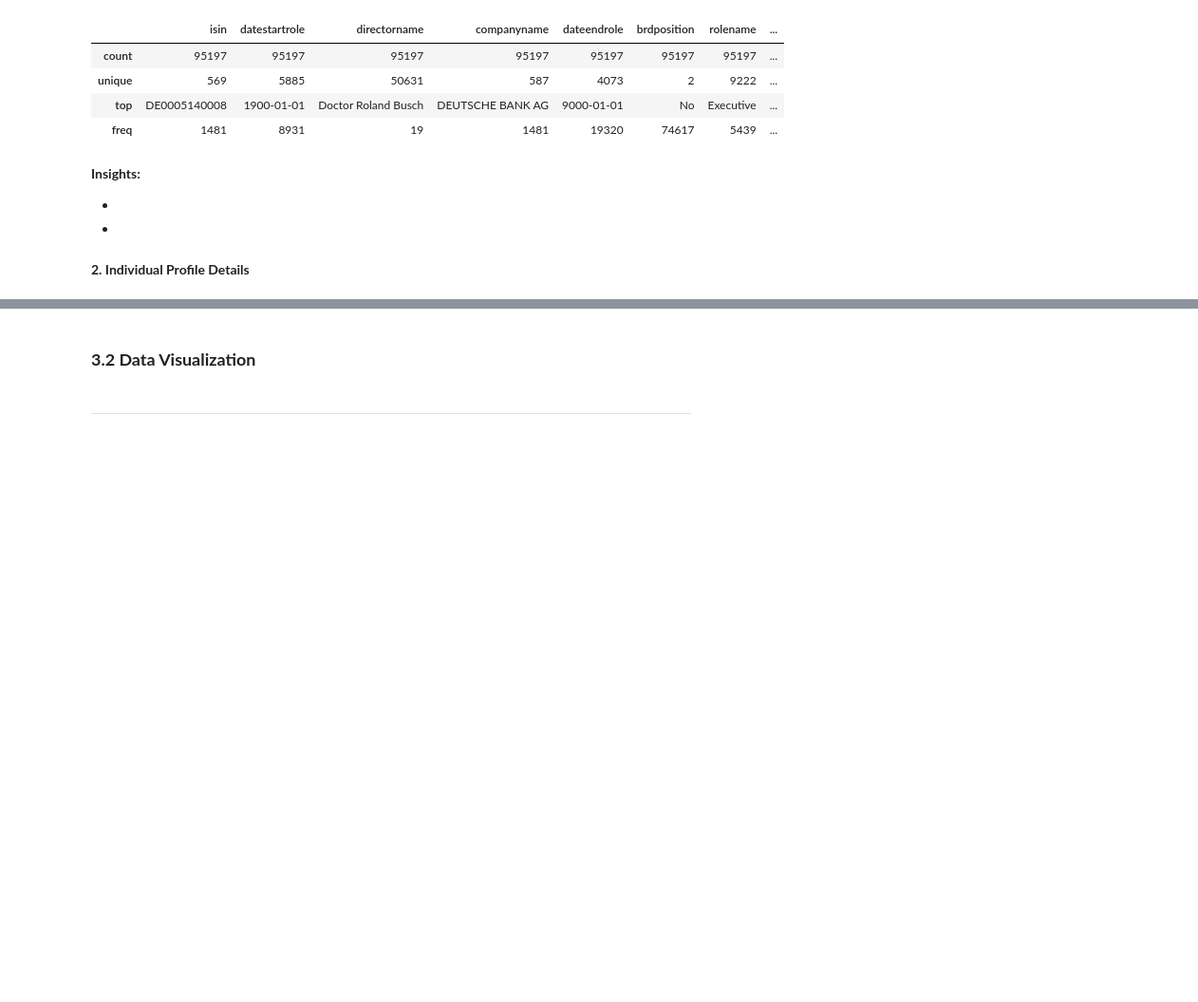
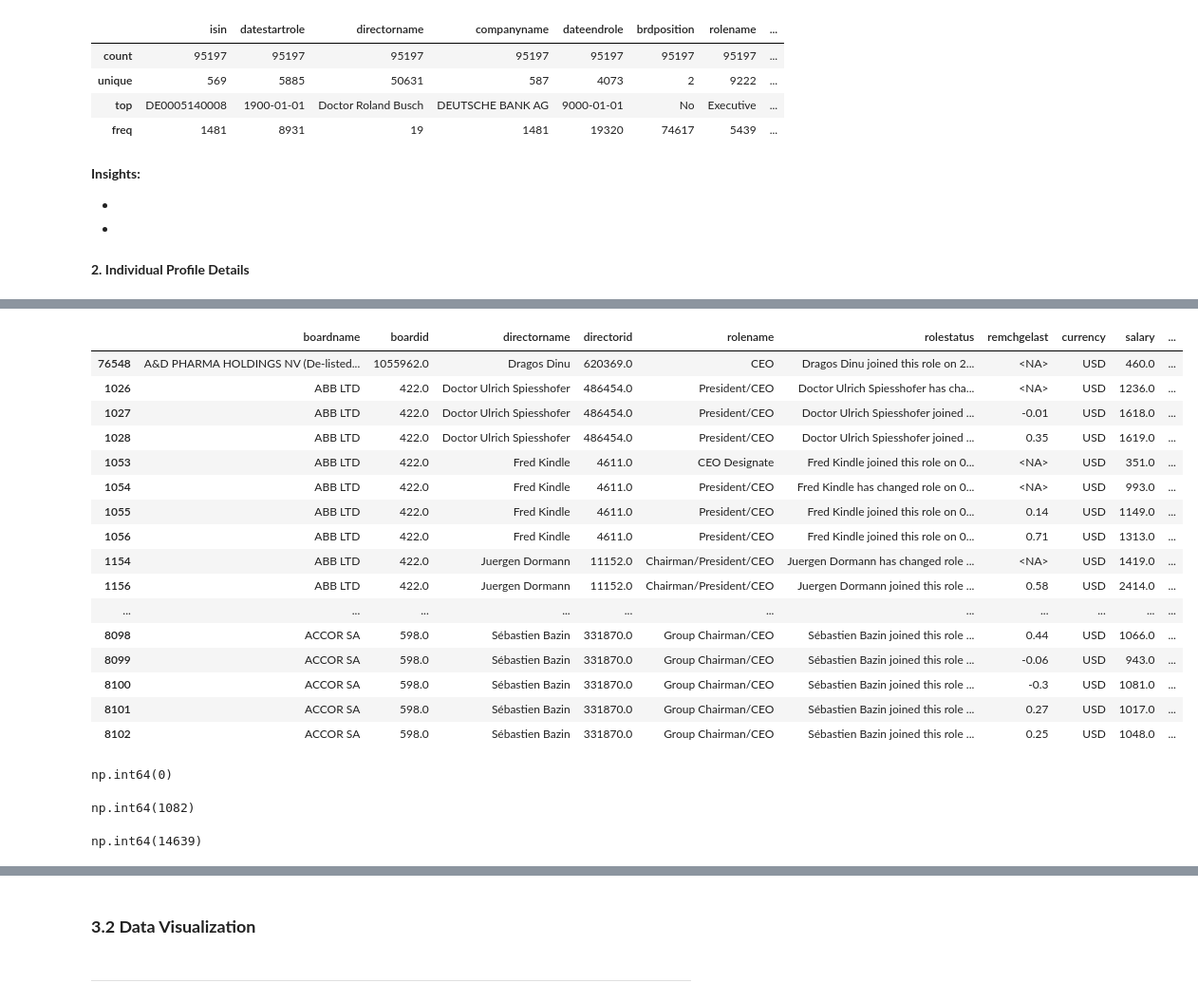
Before and after one commit to rizkyakbar-tud/DAI, a Jupyter notebook: mission/proposals_st26/mission_proposal_Akbar-Zduńczyk.ipynb, the cells around one changed output, grey strips where cells are left out. Shown at 95% size. Saved outputs shown, nothing was run; the diff lists cells and outputs as text; code cells hidden in the pictures; blank space fills up the shorter version.

```diff
--- a/mission/proposals_st26/mission_proposal_Akbar-Zduńczyk.ipynb
+++ b/mission/proposals_st26/mission_proposal_Akbar-Zduńczyk.ipynb
@@ -416,0 +798,5 @@ df_exec.head(2)
+# %%
+df_remun_test = df_remun.sort_values(
+    by=(['boardname', 'directorname', 'annualreportdate']),
+    ascending=True
+)
@@ -416,0 +827,5 @@ df_exec.head(2)
+# %%
+CEO_PATTERN = r"chief executive|(?<!\w)ceo(?!\w)|managing director"
+# %%
+df_remun_test_ceo = df_remun_test[df_remun_test["rolename"].str.lower().str.contains(CEO_PATTERN, na=False, regex=True)]
+df_remun_test_ceo
@@ -416,0 +1014,5 @@ df_exec.head(2)
+# %%
+df_final = df_remun_test_ceo[
+    df_remun_test_ceo["totalcompensation"] > 0
+].drop_duplicates()
+df_final
@@ -416,0 +1033,32 @@ df_exec.head(2)
+# %%
+df_final.head(50)
+# %% [output]
+|  | boardname | boardid | directorname | directorid | rolename | rolestatus | remchgelast | currency | salary | ... |
+| 76548 | A&D PHARMA HOLDINGS NV (De-listed... | 1055962.0 | Dragos Dinu | 620369.0 | CEO | Dragos Dinu joined this role on 2... | <NA> | USD | 460.0 | ... |
+| 1026 | ABB LTD | 422.0 | Doctor Ulrich Spiesshofer | 486454.0 | President/CEO | Doctor Ulrich Spiesshofer has cha... | <NA> | USD | 1236.0 | ... |
+| 1027 | ABB LTD | 422.0 | Doctor Ulrich Spiesshofer | 486454.0 | President/CEO | Doctor Ulrich Spiesshofer joined ... | -0.01 | USD | 1618.0 | ... |
+| 1028 | ABB LTD | 422.0 | Doctor Ulrich Spiesshofer | 486454.0 | President/CEO | Doctor Ulrich Spiesshofer joined ... | 0.35 | USD | 1619.0 | ... |
+| 1053 | ABB LTD | 422.0 | Fred Kindle | 4611.0 | CEO Designate | Fred Kindle joined this role on 0... | <NA> | USD | 351.0 | ... |
+| 1054 | ABB LTD | 422.0 | Fred Kindle | 4611.0 | President/CEO | Fred Kindle has changed role on 0... | <NA> | USD | 993.0 | ... |
+| 1055 | ABB LTD | 422.0 | Fred Kindle | 4611.0 | President/CEO | Fred Kindle joined this role on 0... | 0.14 | USD | 1149.0 | ... |
+| 1056 | ABB LTD | 422.0 | Fred Kindle | 4611.0 | President/CEO | Fred Kindle joined this role on 0... | 0.71 | USD | 1313.0 | ... |
+| 1154 | ABB LTD | 422.0 | Juergen Dormann | 11152.0 | Chairman/President/CEO | Juergen Dormann has changed role ... | <NA> | USD | 1419.0 | ... |
+| 1156 | ABB LTD | 422.0 | Juergen Dormann | 11152.0 | Chairman/President/CEO | Juergen Dormann joined this role ... | 0.58 | USD | 2414.0 | ... |
+| ... | ... | ... | ... | ... | ... | ... | ... | ... | ... | ... |
+| 8098 | ACCOR SA | 598.0 | Sébastien Bazin | 331870.0 | Group Chairman/CEO | Sébastien Bazin joined this role ... | 0.44 | USD | 1066.0 | ... |
+| 8099 | ACCOR SA | 598.0 | Sébastien Bazin | 331870.0 | Group Chairman/CEO | Sébastien Bazin joined this role ... | -0.06 | USD | 943.0 | ... |
+| 8100 | ACCOR SA | 598.0 | Sébastien Bazin | 331870.0 | Group Chairman/CEO | Sébastien Bazin joined this role ... | -0.3 | USD | 1081.0 | ... |
+| 8101 | ACCOR SA | 598.0 | Sébastien Bazin | 331870.0 | Group Chairman/CEO | Sébastien Bazin joined this role ... | 0.27 | USD | 1017.0 | ... |
+| 8102 | ACCOR SA | 598.0 | Sébastien Bazin | 331870.0 | Group Chairman/CEO | Sébastien Bazin joined this role ... | 0.25 | USD | 1048.0 | ... |
+# %%
+df_final.totalcompensation.isna().sum()
+# %% [output]
+np.int64(0)
+# %%
+df_remun_test_ceo.annualreportdate.isna().sum()
+# %% [output]
+np.int64(1082)
+# %%
+df_remun_test_ceo.totalcompensation.isna().sum()
+# %% [output]
+np.int64(14639)
```
Also changed, not shown: parts of 82 cells of this notebook.
